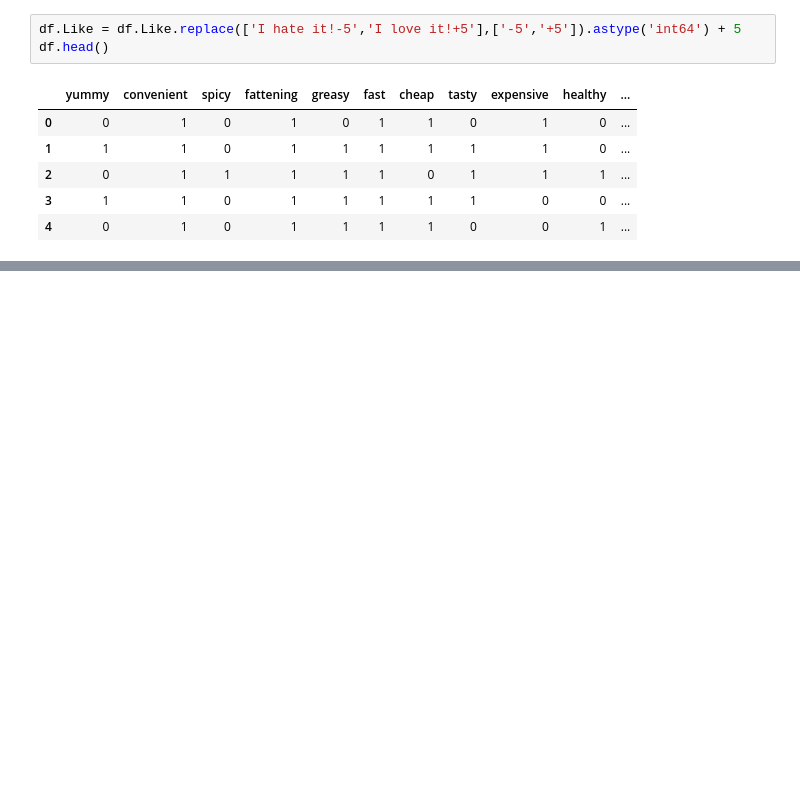
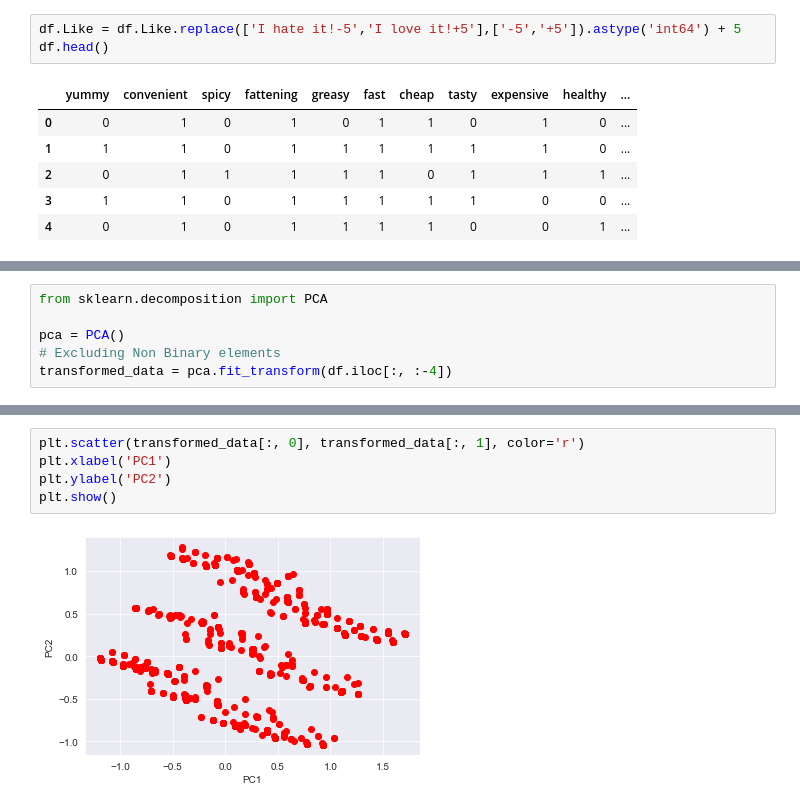
Before and after one commit to bharxhav/mcdonalds-market-segmentation, a Jupyter notebook: market-segmentation.ipynb, the cells around one changed output, grey strips where cells are left out. Drawn from its saved outputs; the diff is of its cells as text; blank space fills up the shorter version.

```diff
--- a/market-segmentation.ipynb
+++ b/market-segmentation.ipynb
@@ -152,0 +157,6 @@ df.head()
+# %%
+from sklearn.decomposition import PCA
+
+pca = PCA()
+# Excluding Non Binary elements
+transformed_data = pca.fit_transform(df.iloc[:, :-4])
@@ -152,0 +185,7 @@ df.head()
+# %%
+plt.scatter(transformed_data[:, 0], transformed_data[:, 1], color='r')
+plt.xlabel('PC1')
+plt.ylabel('PC2')
+plt.show()
+# %% [output]
+[figure, added]
```
Also changed, not shown: parts of 3 cells of this notebook.
